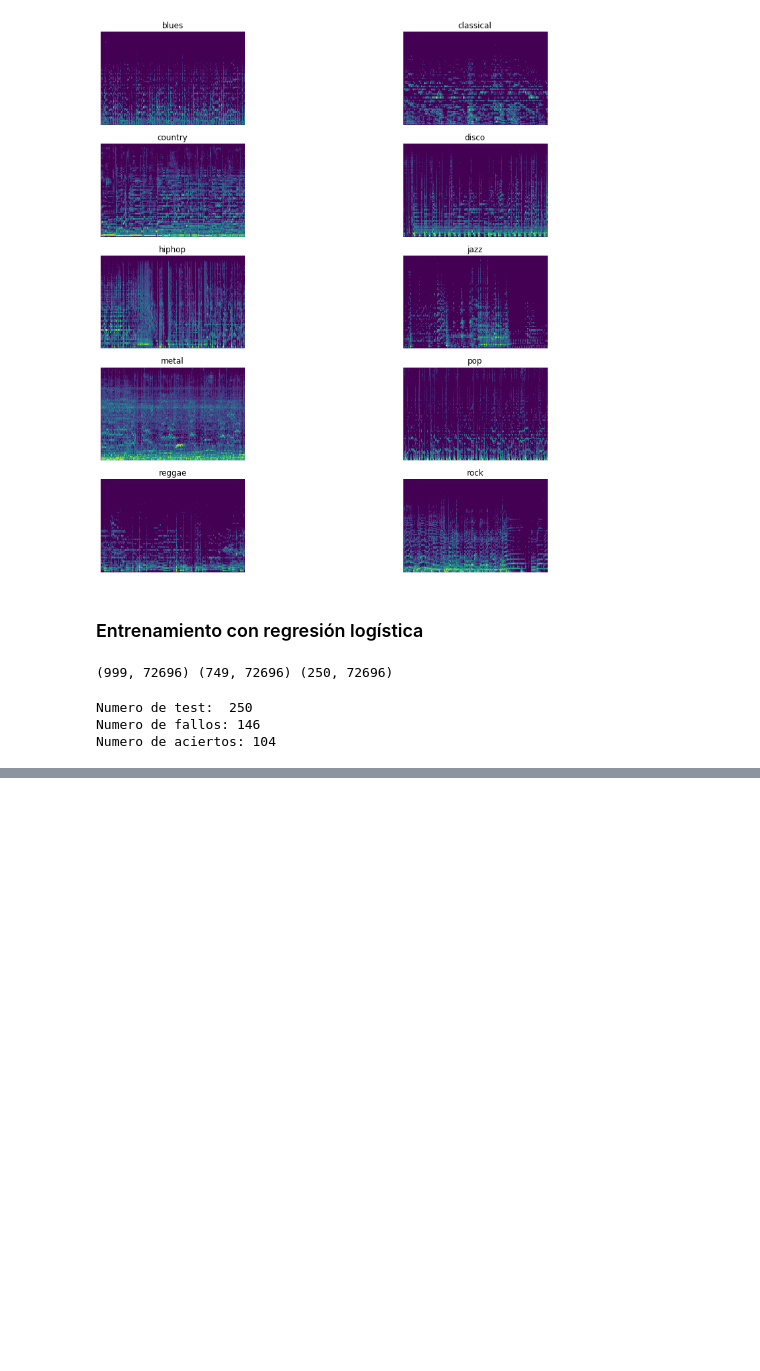
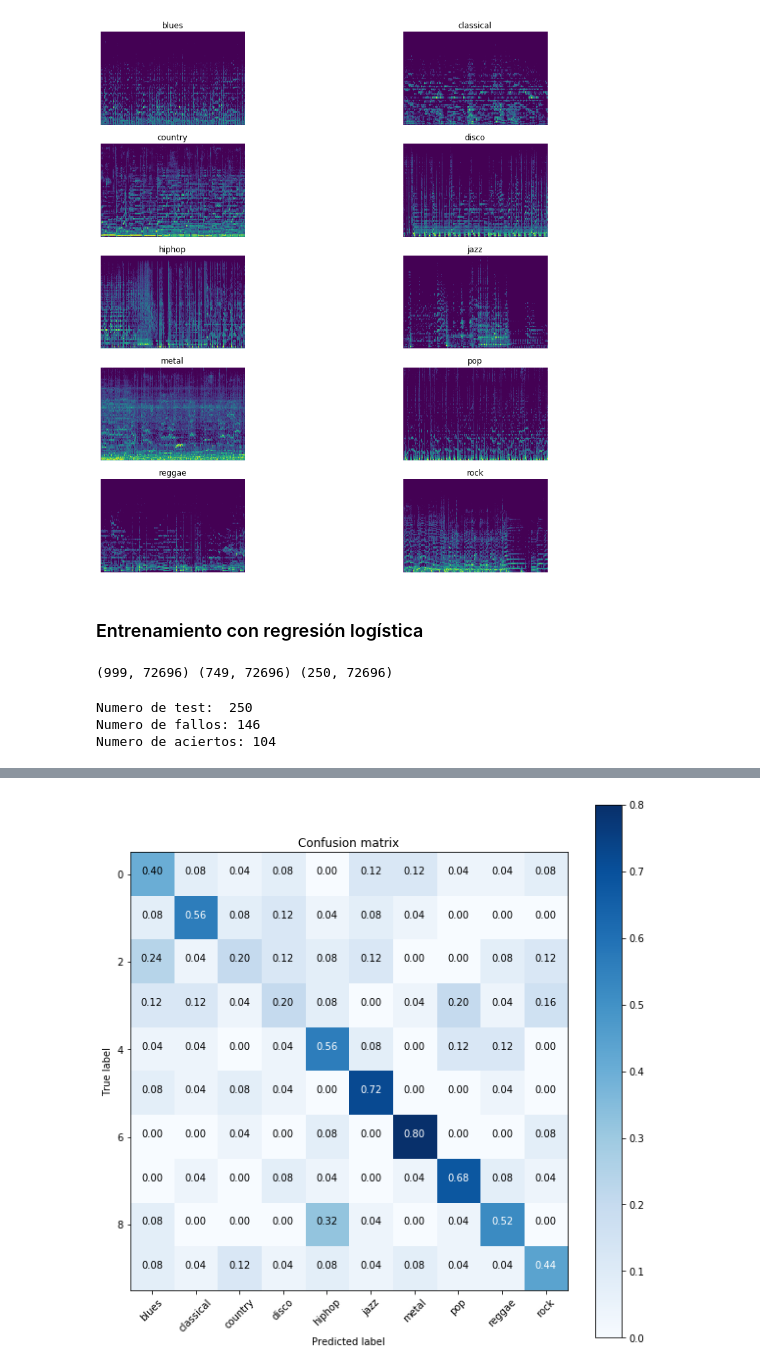
Before and after one commit to GuillermoOvejeroSanchez/Music_Genre_Classifier, a Jupyter notebook: RegresionLogistica.ipynb, the cells around one changed output, grey strips where cells are left out. Drawn from its saved outputs; the diff is of its cells as text; code cells hidden in the pictures; blank space fills up the shorter version.

Commit message:
More test songs + logistic regression from sklearn

```diff
--- a/RegresionLogistica.ipynb
+++ b/RegresionLogistica.ipynb
@@ -248,0 +331,19 @@ plot_confusion_matrix(cm, classes, normalize=True)
+# %%
+params = {
+    "cls__C": [0.5, 1, 2, 5],
+    "cls__kernel": ['rbf', 'linear', 'sigmoid'],
+}
+
+pipe_svm = Pipeline([
+    ('scale', StandardScaler()),
+    ('cls', SVC())
+])
+
+grid_svm = GridSearchCV(pipe_svm, params, scoring='accuracy', n_jobs=6, cv=5,verbose=50)
+grid_svm.fit(X_train, y_train)
+# %%
+from sklearn.model_selection import GridSearchCV
+from sklearn.linear_model import LogisticRegression
+
+logreg2=LogisticRegression(C=0.001,penalty="l2",max_iter=1000,multi_class = "multinomial", solver = "lbfgs")
+logreg2.fit(X_train,y_train)
@@ -248,0 +356,3 @@ plot_confusion_matrix(cm, classes, normalize=True)
+# %%
+preds = logreg2.predict(X_test)
+preds
@@ -248,0 +403,6 @@ plot_confusion_matrix(cm, classes, normalize=True)
+# %%
+cm2 = confusion_matrix(y_test, preds)
+plt.figure(figsize=(10,10))
+plot_confusion_matrix(cm2, classes, normalize=True)
+# %% [output]
+[figure, added]
```
Also changed, not shown: parts of 18 cells of this notebook, 6 other files.
